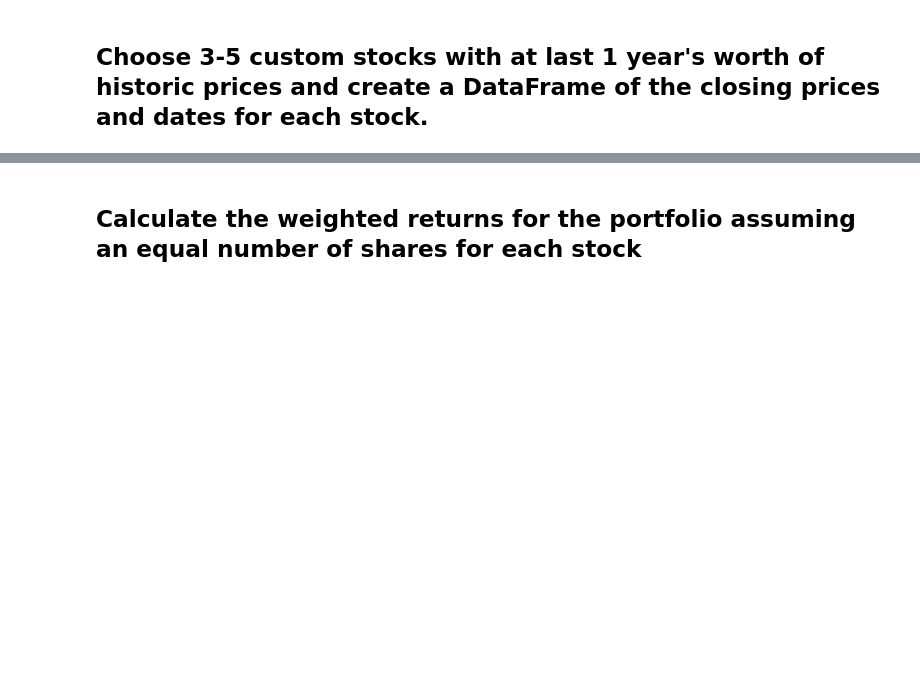
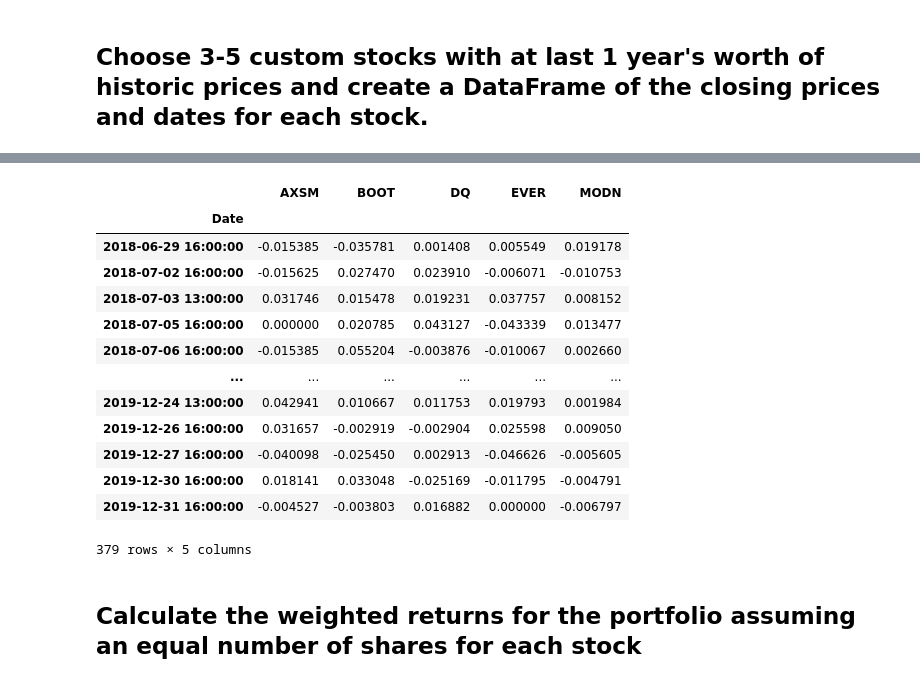
Before and after one commit to chaka37/Pandas, a Jupyter notebook: whale_analysis.ipynb, the cells around one changed output, grey strips where cells are left out. Cells and saved outputs as stored; diff of their text form; code cells hidden in the pictures; blank space fills up the shorter version.

```diff
--- a/whale_analysis.ipynb
+++ b/whale_analysis.ipynb
@@ -605,10 +714,27 @@ In this section, you will build your own portfolio of stocks, calculate the retu
 # Reorganize portfolio data by having a column per symbol
 # %%
 # Calculate daily returns
-
+custom_portfolio_returns = custom_portfolio.pct_change()
+custom_portfolio_returns
 # Drop NAs
-
+custom_portfolio_returns = custom_portfolio_returns.dropna().copy()
 # Display sample data
+custom_portfolio_returns
+# %% [output]
+|  | AXSM | BOOT | DQ | EVER | MODN |
+| Date |  |  |  |  |  |
+| 2018-06-29 16:00:00 | -0.015385 | -0.035781 | 0.001408 | 0.005549 | 0.019178 |
+| 2018-07-02 16:00:00 | -0.015625 | 0.027470 | 0.023910 | -0.006071 | -0.010753 |
+| 2018-07-03 13:00:00 | 0.031746 | 0.015478 | 0.019231 | 0.037757 | 0.008152 |
+| 2018-07-05 16:00:00 | 0.000000 | 0.020785 | 0.043127 | -0.043339 | 0.013477 |
+| 2018-07-06 16:00:00 | -0.015385 | 0.055204 | -0.003876 | -0.010067 | 0.002660 |
+| ... | ... | ... | ... | ... | ... |
+| 2019-12-24 13:00:00 | 0.042941 | 0.010667 | 0.011753 | 0.019793 | 0.001984 |
+| 2019-12-26 16:00:00 | 0.031657 | -0.002919 | -0.002904 | 0.025598 | 0.009050 |
+| 2019-12-27 16:00:00 | -0.040098 | -0.025450 | 0.002913 | -0.046626 | -0.005605 |
+| 2019-12-30 16:00:00 | 0.018141 | 0.033048 | -0.025169 | -0.011795 | -0.004791 |
+| 2019-12-31 16:00:00 | -0.004527 | -0.003803 | 0.016882 | 0.000000 | -0.006797 |
+379 rows × 5 columns
 # %% [markdown]
 ## Calculate the weighted returns for the portfolio assuming an equal number of shares for each stock
 # %%
```
Also changed, not shown: parts of 14 cells of this notebook, 5 other files.
